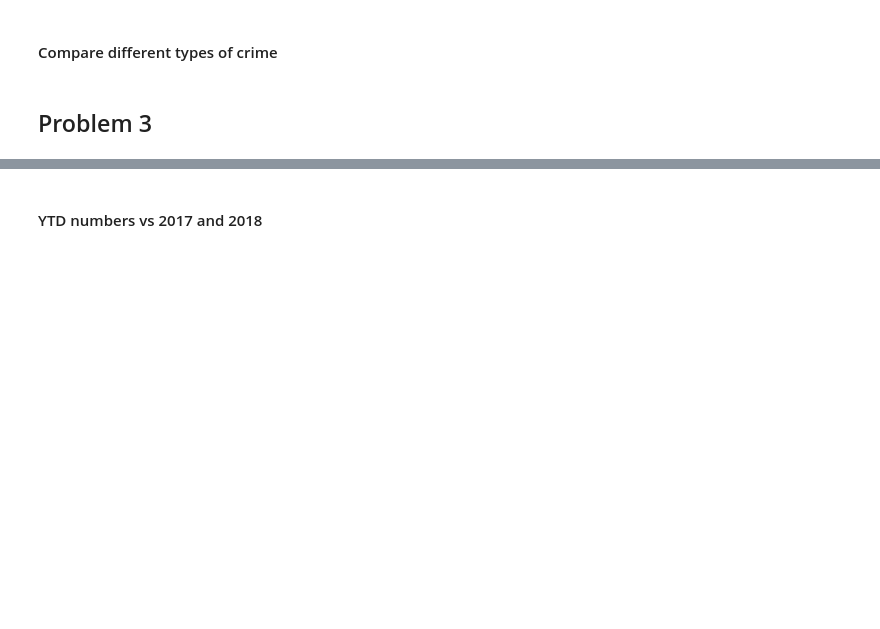
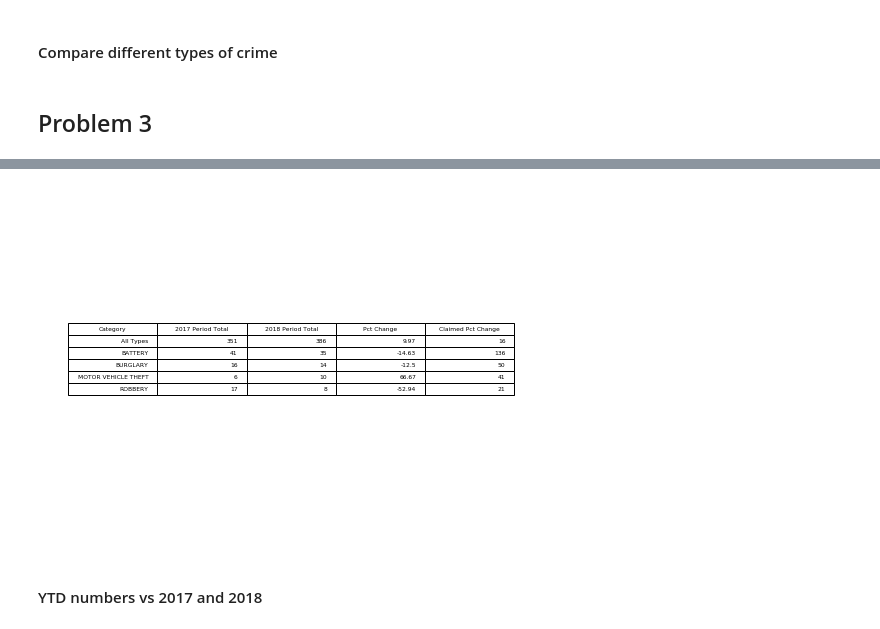
Before and after one commit to laurenjli/ml-pubpol, a Jupyter notebook: hw1/hw1_nb.ipynb, the cells around one changed output, grey strips where cells are left out. Cells and saved outputs as stored; diff of their text form; code cells hidden in the pictures; blank space fills up the shorter version.

```diff
--- a/hw1/hw1_nb.ipynb
+++ b/hw1/hw1_nb.ipynb
@@ -665,0 +556,39 @@ pd.merge(count_17, count_18, on = 'primary_type')
+# %%
+ward_43_17 = df1[df1['ward']=='43']
+ward_43_17['date'] = ward_43_17['date'].astype('datetime64[ns]')
+
+ward_43_18 = df2[df2['ward']=='43']
+ward_43_18['date'] = ward_43_18['date'].astype('datetime64[ns]')
+
+end_date_18 = pd.Timestamp(year=2018,month=7,day=26, hour = 23, minute= 59, second=59)
+sub = pd.Timedelta('29 days')
+start_date_18 = end_date_18 - sub
+
+end_date_17 = pd.Timestamp(year=2017, month=7, day=26, hour = 23, minute= 59, second=59)
+start_date_17 = end_date_17 - sub
+
+filter_17 = ward_43_17[(ward_43_17['date'] >= start_date_17) & (ward_43_17['date'] <= end_date_17)]
+filter_18 = ward_43_18[(ward_43_18['date'] >= start_date_18) & (ward_43_18['date'] <= end_date_18)]
+
+totl_17 = filter_17.shape[0]
+totl_18 = filter_18.shape[0]
+
+total = pd.DataFrame([['All Types', totl_17,totl_18]], columns = ['primary_type','2017 Period Total', '2018 Period Total'])
+
+tgt_types = ['ROBBERY', 'BURGLARY', 'MOTOR VEHICLE THEFT', 'BATTERY']
+filter_17 = filter_17[filter_17['primary_type'].isin(tgt_types)]
+filter_18 = filter_18[filter_18['primary_type'].isin(tgt_types)]
+
+count_17 = filter_17.groupby('primary_type').count()[['id']]
+count_17.columns = ['2017 Period Total']
+count_18 = filter_18.groupby('primary_type').count()[['id']]
+count_18.columns = ['2018 Period Total']
+both = pd.merge(count_17, count_18, on='primary_type')
+both = both.reset_index()
+both = total.append(both, ignore_index = True)
+
+
+both['Pct Change'] = round((both['2018 Period Total']/both['2017 Period Total']-1)*100,2)
+both['Claimed Pct Change'] = [16, 136, 50, 41, 21]
+
+both.columns = ['Category', '2017 Period Total', '2018 Period Total', 'Pct Change', 'Claimed Pct Change']
@@ -666,3 +606,7 @@ pd.merge(count_17, count_18, on = 'primary_type')
+# %%
+mk_table(both, 'charts/problem3_comp.png')
+# %% [output]
+[figure, added]
 # %% [markdown]
 #### YTD numbers vs 2017 and 2018
 # %%
```
Also changed, not shown: parts of 34 cells of this notebook, 19 other files.
